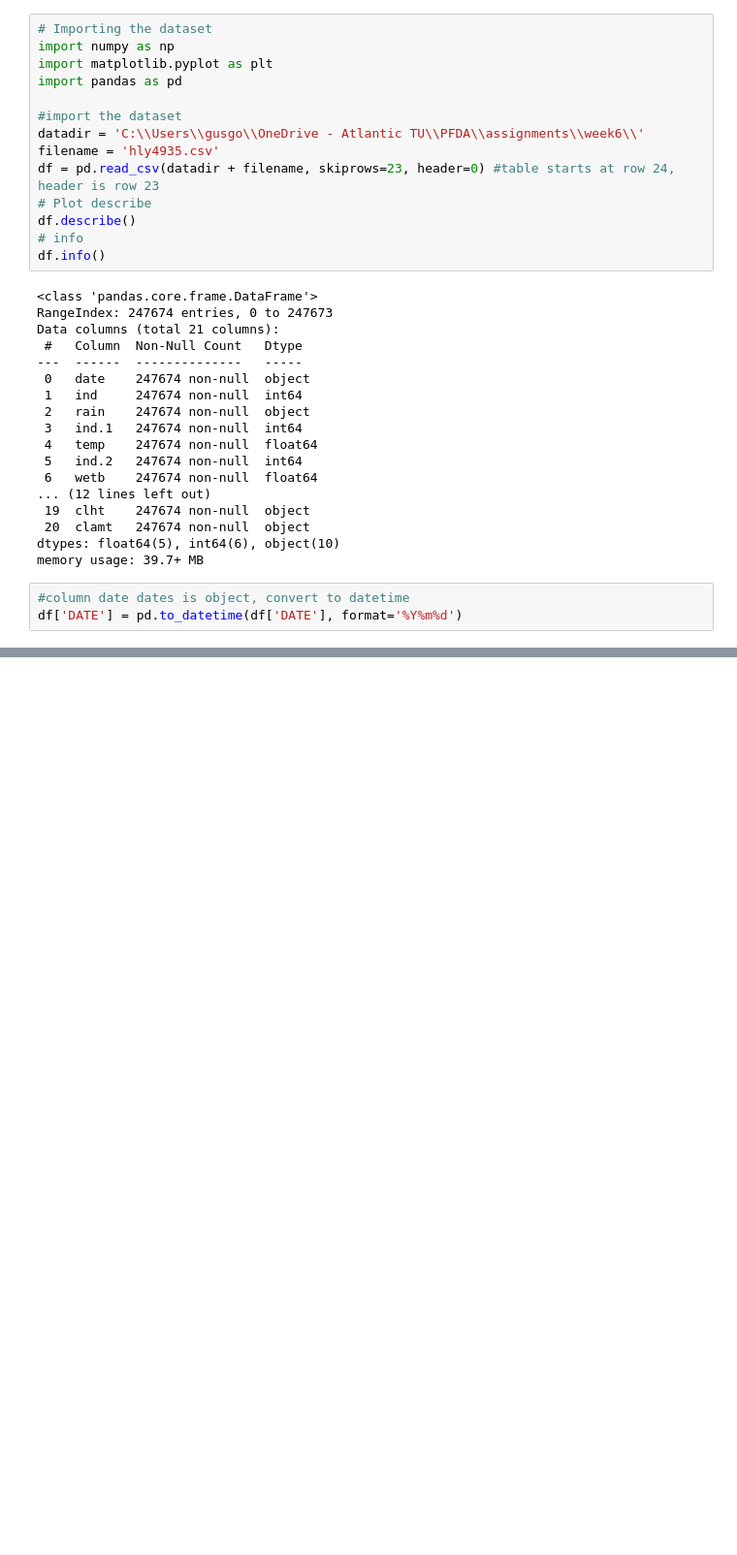
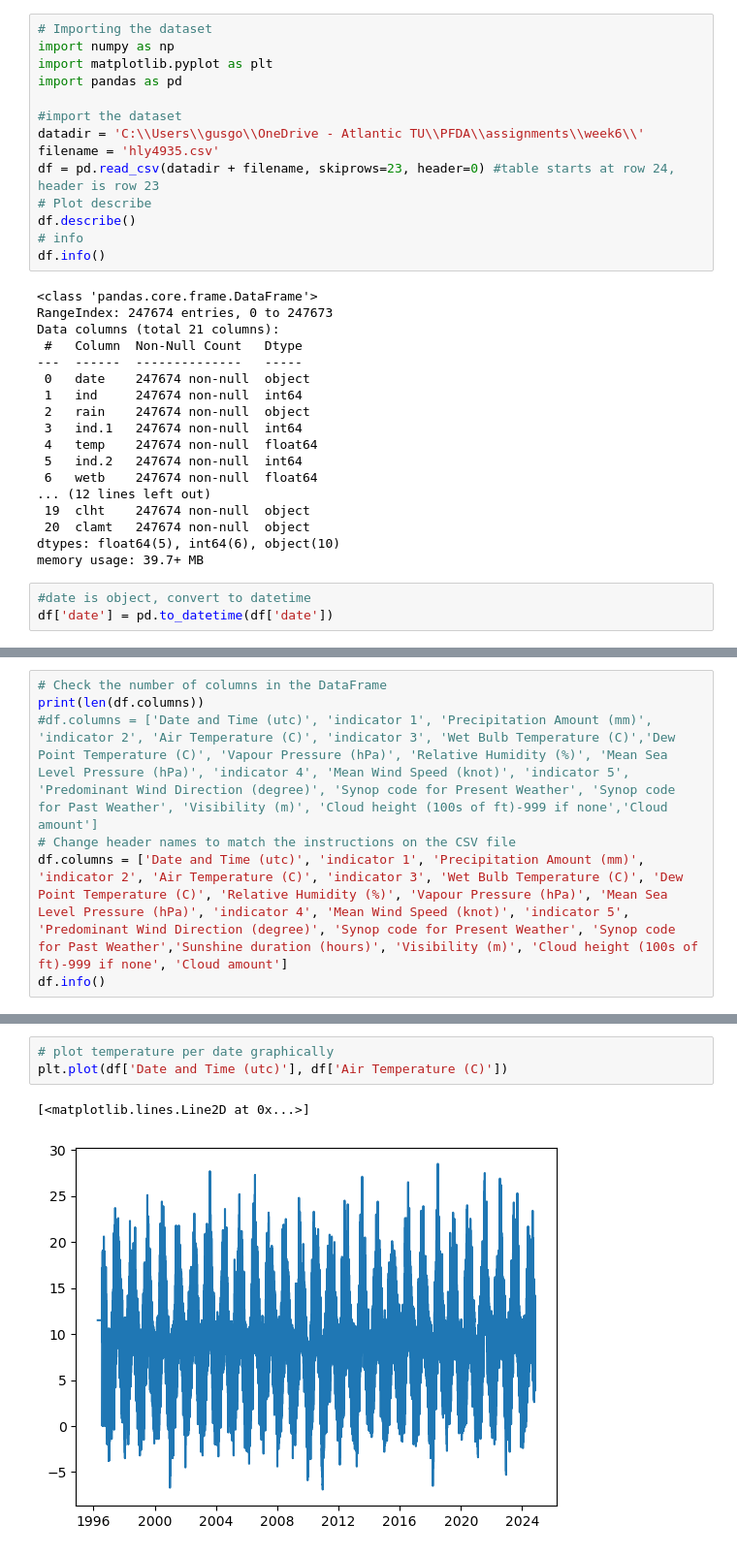
Before and after one commit to gusgoes/PFDA, a Jupyter notebook: assignments/week6/assignment_6_Weather.ipynb, the cells around one changed output, grey strips where cells are left out. Shown at 97% size. Cells and saved outputs as stored; diff of their text form; blank space fills up the shorter version.

Commit message:
week6: Weather assignment

```diff
--- a/assignments/week6/assignment_6_Weather.ipynb
+++ b/assignments/week6/assignment_6_Weather.ipynb
@@ -54,5 +58,5 @@ Data columns (total 21 columns):
 dtypes: float64(5), int64(6), object(10)
 memory usage: 39.7+ MB
 # %%
-#column date dates is object, convert to datetime
-df['DATE'] = pd.to_datetime(df['DATE'], format='%Y%m%d')
+#date is object, convert to datetime
+df['date'] = pd.to_datetime(df['date'])
@@ -60,0 +101,7 @@ KeyError: 'DATE'
+# %%
+# Check the number of columns in the DataFrame
+print(len(df.columns))
+#df.columns = ['Date and Time (utc)', 'indicator 1', 'Precipitation Amount (mm)', 'indicator 2', 'Air Temperature (C)', 'indicator 3', 'Wet Bulb Temperature (C)','Dew Point Temperature (C)', 'Vapour Pressure (hPa)', 'Relative Humidity (%)', 'Mean Sea Level Pressure (hPa)', 'indicator 4', 'Mean Wind Speed (knot)', 'indicator 5', 'Predominant Wind Direction (degree)', 'Synop code for Present Weather', 'Synop code for Past Weather', 'Visibility (m)', 'Cloud height (100s of ft)-999 if none','Cloud amount']
+# Change header names to match the instructions on the CSV file
+df.columns = ['Date and Time (utc)', 'indicator 1', 'Precipitation Amount (mm)', 'indicator 2', 'Air Temperature (C)', 'indicator 3', 'Wet Bulb Temperature (C)', 'Dew Point Temperature (C)', 'Relative Humidity (%)', 'Vapour Pressure (hPa)', 'Mean Sea Level Pressure (hPa)', 'indicator 4', 'Mean Wind Speed (knot)', 'indicator 5', 'Predominant Wind Direction (degree)', 'Synop code for Present Weather', 'Synop code for Past Weather','Sunshine duration (hours)', 'Visibility (m)', 'Cloud height (100s of ft)-999 if none', 'Cloud amount']
+df.info()
@@ -60,0 +126,6 @@ KeyError: 'DATE'
+# %%
+# plot temperature per date graphically
+plt.plot(df['Date and Time (utc)'], df['Air Temperature (C)'])
+# %% [output]
+[<matplotlib.lines.Line2D at 0x...>]
+[figure, added]
```
Also changed, not shown: parts of 9 cells of this notebook.
